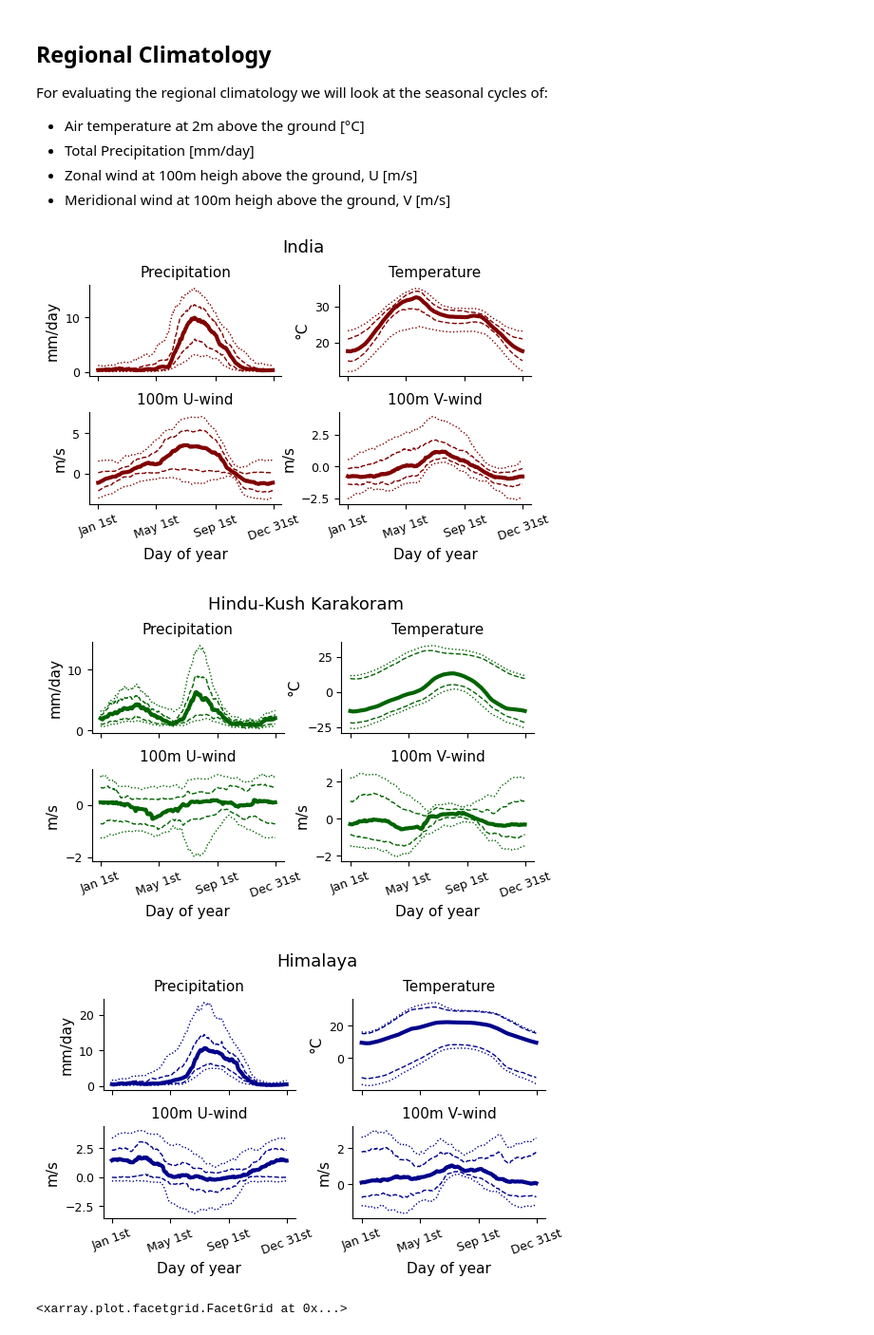
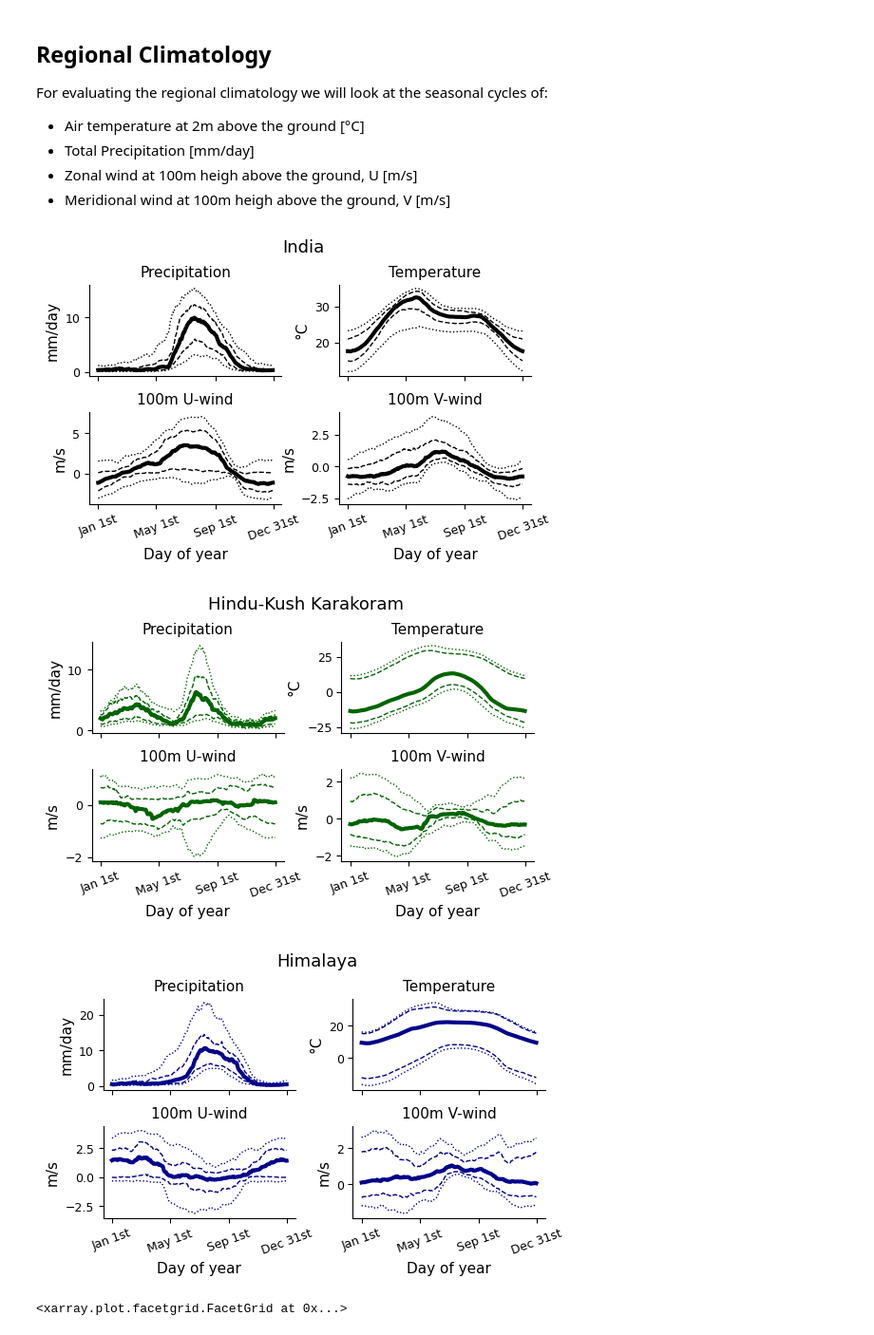
Before and after one commit to JGrassi97/XSeasonsDetect, a Jupyter notebook: notebooks/01_project_introduction.ipynb, the cells around one changed output. Shown at 95% size. Drawn from its saved outputs; the diff is of its cells as text; code cells hidden in the pictures.

```diff
--- a/notebooks/01_project_introduction.ipynb
+++ b/notebooks/01_project_introduction.ipynb
@@ -208,7 +208,7 @@ v_wind_100_data_monthly = v_wind_100_data_dof.rename('Average 100m v-wind [m/s]'
 # %%
 for boundaries, name, color in zip( [country_boundary, HKKH[HKKH.short_name=='hkk'], HKKH[HKKH.short_name=='him']],
                                     ['India', 'Hindu-Kush Karakoram', 'Himalaya'],
-                                    ['maroon', 'darkgreen', 'darkblue'] ):
+                                    ['black', 'darkgreen', 'darkblue'] ):
 
 
     fig, axs = plt.subplots(2, 2, figsize=(6, 3), sharex=True)
@@ -226,34 +226,34 @@ for boundaries, name, color in zip( [country_boundary, HKKH[HKKH.short_name=='hk
         dataset.quantile([0.25], ['lat', 'lon']).plot(ax = ax, color=color, lw=1, ls='--')
         dataset.quantile([0.75], ['lat', 'lon']).plot(ax = ax, color=color, lw=1, ls='--')
 
         ax.set_xlabel('')
         ax.set_ylabel('')
         ax.set_title('')
         ax.grid(False)
 
         # Remove top and right spines
         ax.spines['top'].set_visible(False)
         ax.spines['right'].set_visible(False)
 
     lev = [1, 122, 245, 366]
     axs[1][0].set_xticks(ticks=lev, labels=[day_of_year_to_date(x) for x in lev], rotation=20, fontsize=9)
     axs[1][1].set_xticks(ticks=lev, labels=[day_of_year_to_date(x) for x in lev], rotation=20, fontsize=9)
 
     axs[1][0].set_xlabel('Day of year', fontsize=11)
     axs[1][1].set_xlabel('Day of year', fontsize=11)
 
     axs[0][0].set_ylabel('mm/day', fontsize=11)
     axs[0][1].set_ylabel('°C', fontsize=11)
     axs[1][0].set_ylabel('m/s', fontsize=11)
     axs[1][1].set_ylabel('m/s', fontsize=11)
 
     # Add text box with name of the variable in each subplot
     for ax, v_name in zip(axs.flatten(), ['Precipitation', 'Temperature', '100m U-wind', '100m V-wind']):
         ax.set_title(v_name, fontsize=11)
 
     fig.suptitle(name, fontsize=13, y=1.04)
 # %% [output]
-[figure, old version]
+[figure, new version]
 [figure]
 [figure]
 # %%
```
Also changed, not shown: 7 other files.
